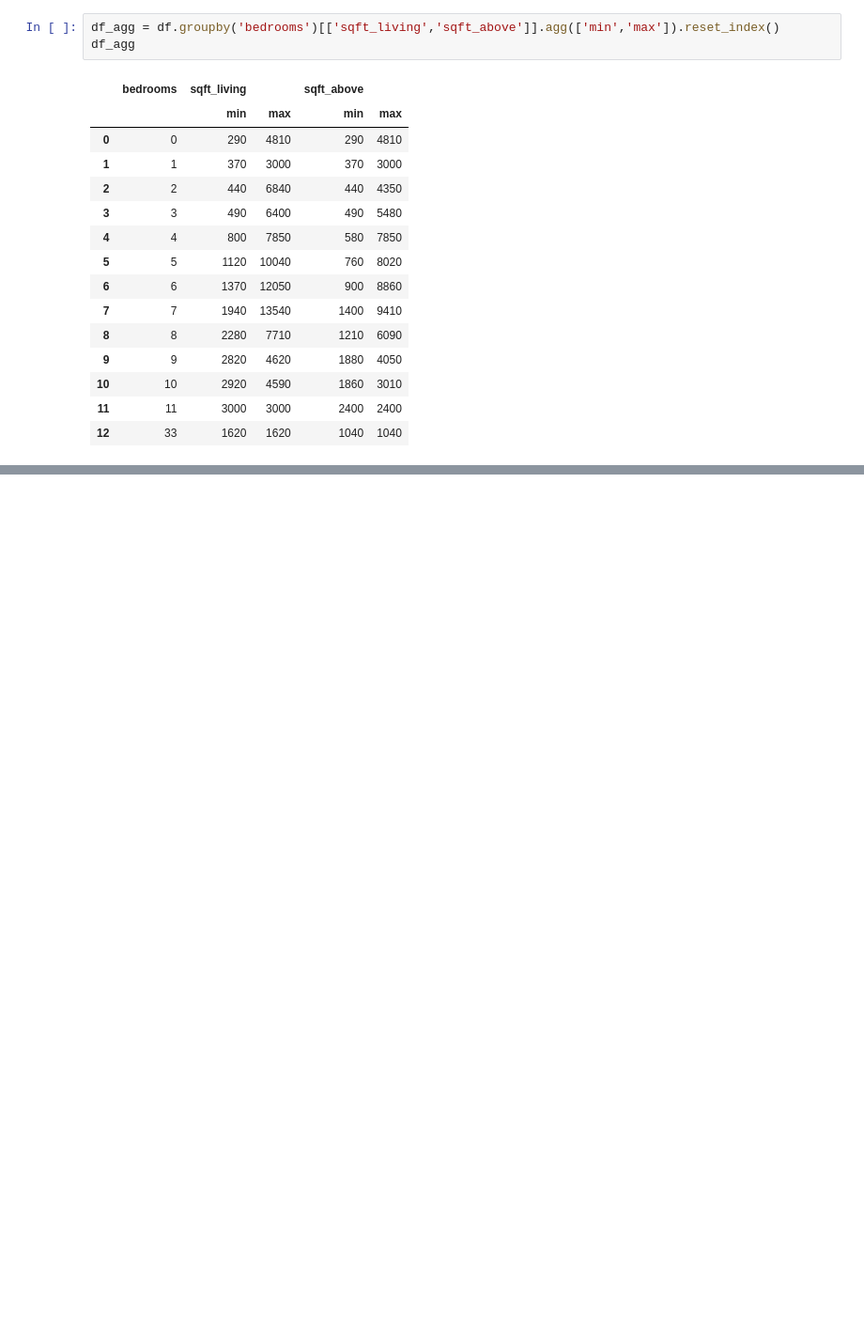
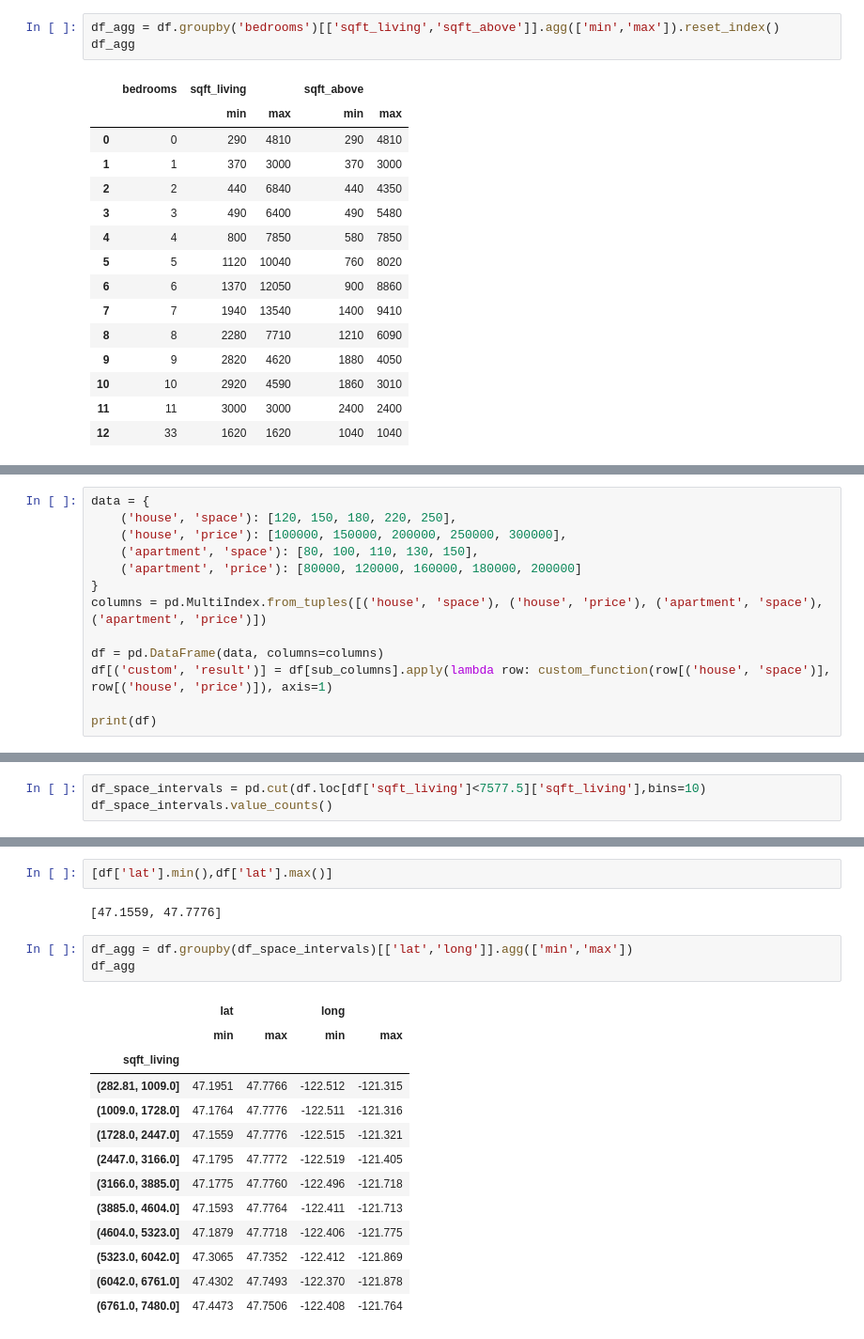
Before and after one commit to FawziElZein/House-Sales-King-County-Analysis-Part-3, a Jupyter notebook: Pandas Assignment #4.ipynb, the cells around one changed output, grey strips where cells are left out. Shown: that part at 94% size. Saved outputs shown, nothing was run; the diff lists cells and outputs as text; blank space fills up the shorter version.

```diff
--- a/Pandas Assignment #4.ipynb
+++ b/Pandas Assignment #4.ipynb
@@ -163,0 +212,13 @@ This shows that the space of the houses with a high number of bedrooms falls int
+# %%
+data = {
+    ('house', 'space'): [120, 150, 180, 220, 250],
+    ('house', 'price'): [100000, 150000, 200000, 250000, 300000],
+    ('apartment', 'space'): [80, 100, 110, 130, 150],
+    ('apartment', 'price'): [80000, 120000, 160000, 180000, 200000]
+}
+columns = pd.MultiIndex.from_tuples([('house', 'space'), ('house', 'price'), ('apartment', 'space'), ('apartment', 'price')])
+
+df = pd.DataFrame(data, columns=columns)
+df[('custom', 'result')] = df[sub_columns].apply(lambda row: custom_function(row[('house', 'space')], row[('house', 'price')]), axis=1)
+
+print(df)
@@ -163,0 +253,3 @@ This shows that the space of the houses with a high number of bedrooms falls int
+# %%
+df_space_intervals = pd.cut(df.loc[df['sqft_living']<7577.5]['sqft_living'],bins=10)
+df_space_intervals.value_counts()
@@ -163,0 +269,21 @@ This shows that the space of the houses with a high number of bedrooms falls int
+# %%
+[df['lat'].min(),df['lat'].max()]
+# %% [output]
+[47.1559, 47.7776]
+# %%
+df_agg = df.groupby(df_space_intervals)[['lat','long']].agg(['min','max'])
+df_agg
+# %% [output]
+|  | lat |  | long |  |
+|  | min | max | min | max |
+| sqft_living |  |  |  |  |
+| (282.81, 1009.0] | 47.1951 | 47.7766 | -122.512 | -121.315 |
+| (1009.0, 1728.0] | 47.1764 | 47.7776 | -122.511 | -121.316 |
+| (1728.0, 2447.0] | 47.1559 | 47.7776 | -122.515 | -121.321 |
+| (2447.0, 3166.0] | 47.1795 | 47.7772 | -122.519 | -121.405 |
+| (3166.0, 3885.0] | 47.1775 | 47.7760 | -122.496 | -121.718 |
+| (3885.0, 4604.0] | 47.1593 | 47.7764 | -122.411 | -121.713 |
+| (4604.0, 5323.0] | 47.1879 | 47.7718 | -122.406 | -121.775 |
+| (5323.0, 6042.0] | 47.3065 | 47.7352 | -122.412 | -121.869 |
+| (6042.0, 6761.0] | 47.4302 | 47.7493 | -122.370 | -121.878 |
+| (6761.0, 7480.0] | 47.4473 | 47.7506 | -122.408 | -121.764 |
```
Also changed, not shown: parts of 20 cells of this notebook.
